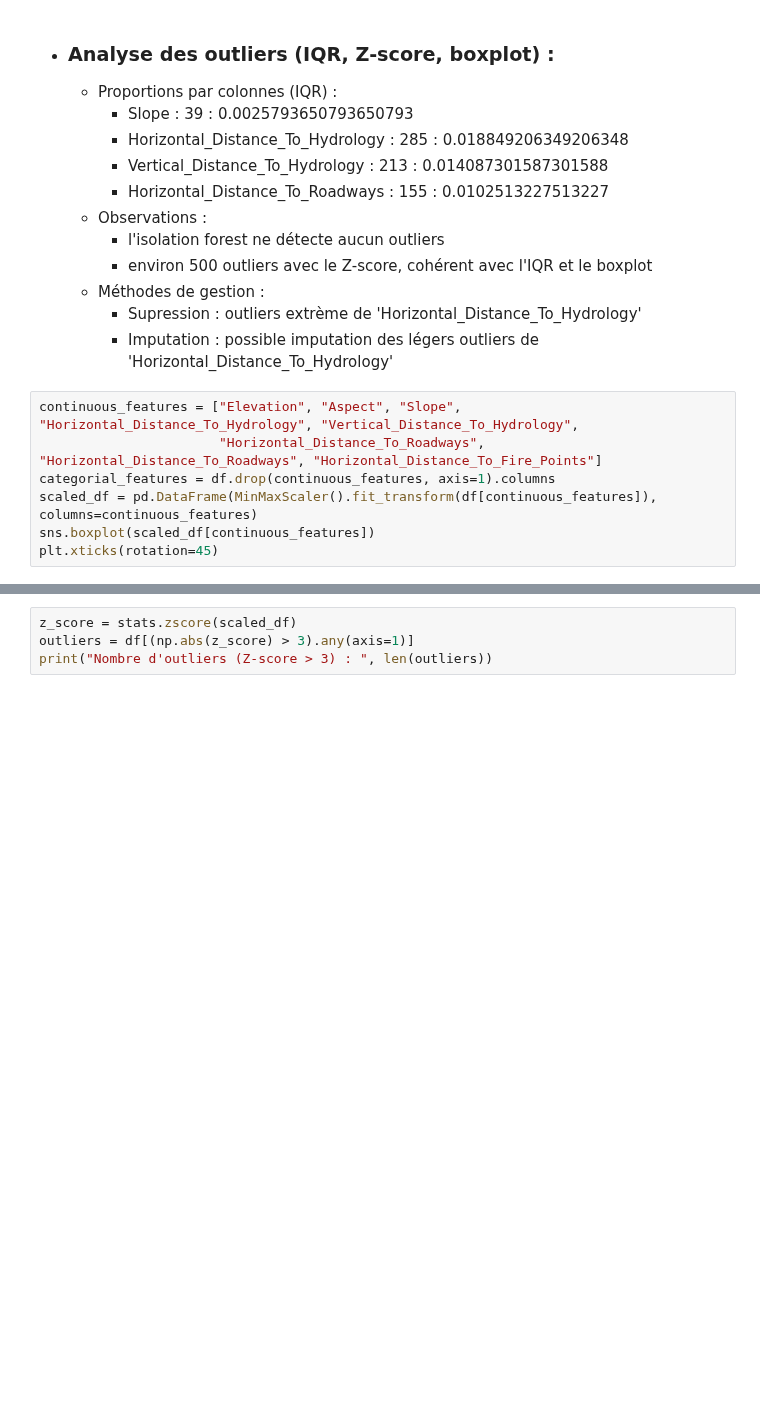
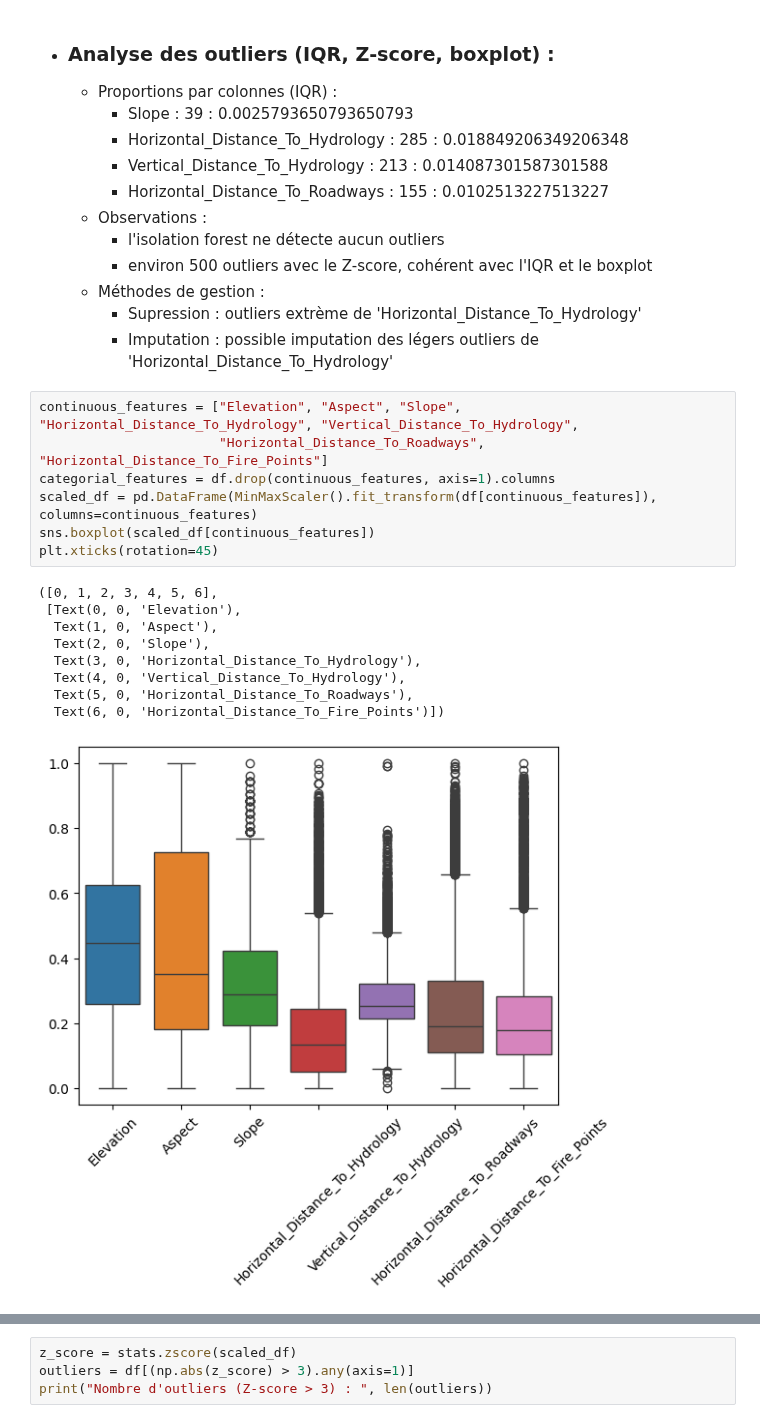
Before and after one commit to Chriishero/Programmation, a Jupyter notebook: Python/Intelligence Artificielle/Projet/Forest Cover Type Prediction (Kaggle)/EDA.ipynb, the cells around one changed output, grey strips where cells are left out. Cells and saved outputs as stored; diff of their text form; blank space fills up the shorter version.

```diff
--- a/Python/Intelligence Artificielle/Projet/Forest Cover Type Prediction (Kaggle)/EDA.ipynb
+++ b/Python/Intelligence Artificielle/Projet/Forest Cover Type Prediction (Kaggle)/EDA.ipynb
@@ -168,11 +168,21 @@ dtype: float64
     - Imputation : possible imputation des légers outliers de 'Horizontal_Distance_To_Hydrology'
 # %%
 continuous_features = ["Elevation", "Aspect", "Slope", "Horizontal_Distance_To_Hydrology", "Vertical_Distance_To_Hydrology",
-                       "Horizontal_Distance_To_Roadways", "Horizontal_Distance_To_Roadways", "Horizontal_Distance_To_Fire_Points"]
+                       "Horizontal_Distance_To_Roadways", "Horizontal_Distance_To_Fire_Points"]
 categorial_features = df.drop(continuous_features, axis=1).columns
 scaled_df = pd.DataFrame(MinMaxScaler().fit_transform(df[continuous_features]), columns=continuous_features)
 sns.boxplot(scaled_df[continuous_features])
 plt.xticks(rotation=45)
+# %% [output]
+([0, 1, 2, 3, 4, 5, 6],
+ [Text(0, 0, 'Elevation'),
+  Text(1, 0, 'Aspect'),
+  Text(2, 0, 'Slope'),
+  Text(3, 0, 'Horizontal_Distance_To_Hydrology'),
+  Text(4, 0, 'Vertical_Distance_To_Hydrology'),
+  Text(5, 0, 'Horizontal_Distance_To_Roadways'),
+  Text(6, 0, 'Horizontal_Distance_To_Fire_Points')])
+[figure, added]
 # %%
 def outlier_detection(df):
     anomalies = []
```
Also changed, not shown: parts of 18 cells of this notebook, 2 other files.
